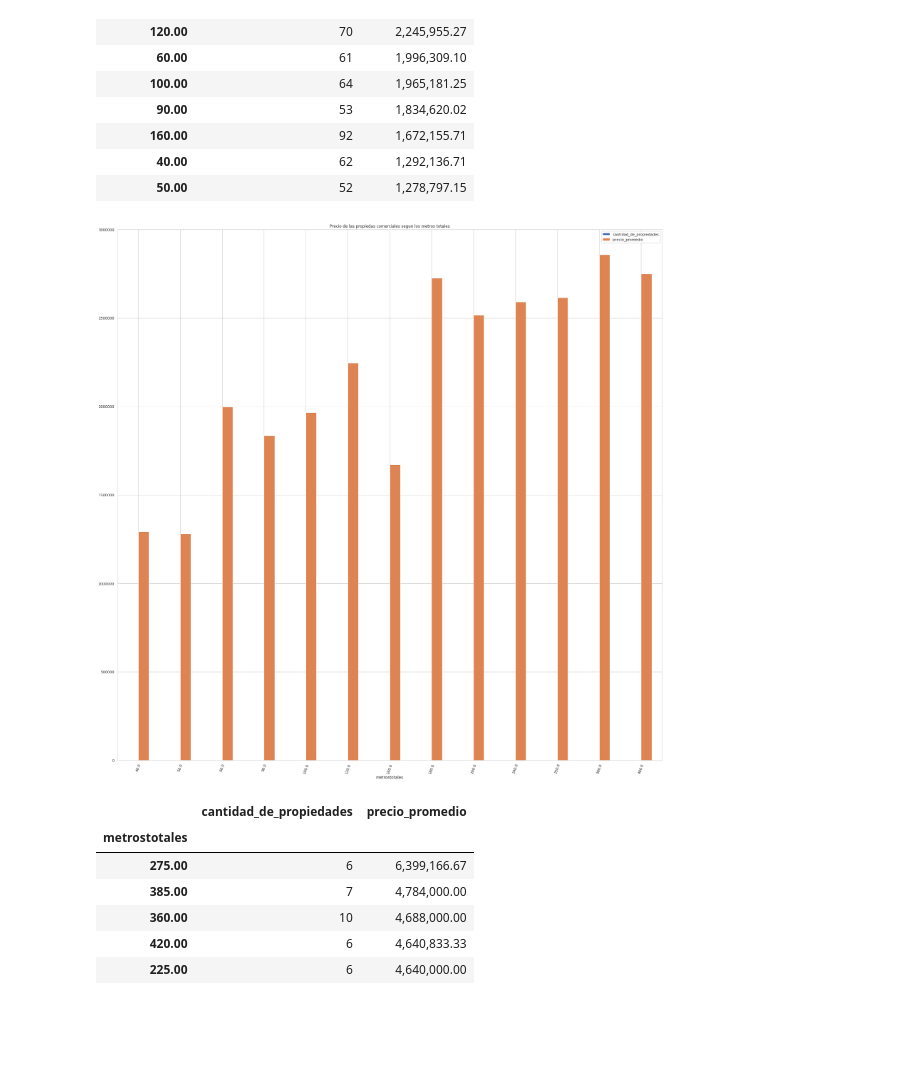
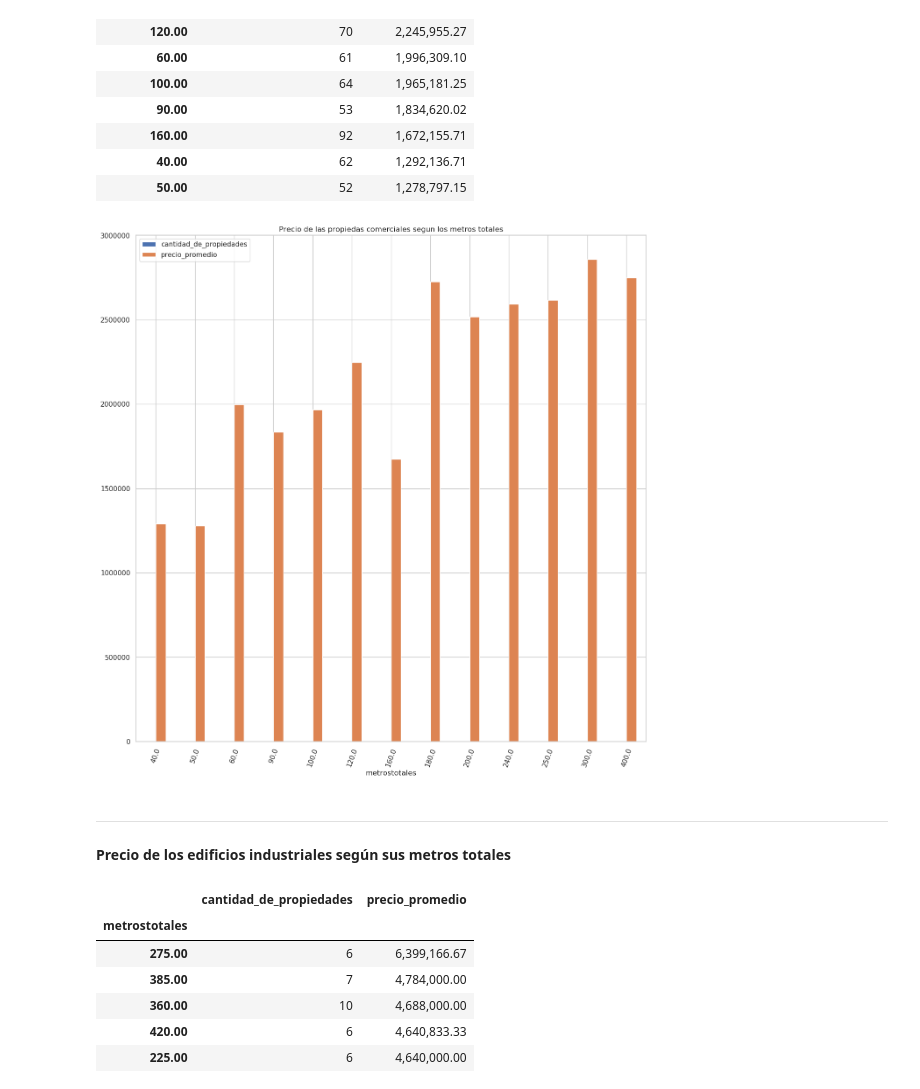
Before and after one commit to tomasSabao/TP1-OrganizacionDeDatos, a Jupyter notebook: TP1.ipynb, the cells around one changed output. Saved outputs shown, nothing was run; the diff lists cells and outputs as text; code cells hidden in the pictures; blank space fills up the shorter version.

```diff
--- a/TP1.ipynb
+++ b/TP1.ipynb
@@ -900,8 +942,12 @@ df_comercios.sort_values('precio_promedio', ascending=False)
 | 40.00 | 62 | 1,292,136.71 |
 | 50.00 | 52 | 1,278,797.15 |
 # %%
-df_comercios.plot(kind='bar', figsize=(30, 30), rot=70,
+df_comercios.plot(kind='bar', figsize=(15, 15), rot=70,
                                        title="Precio de las propiedas comerciales segun los metros totales");
 # %% [output]
-[figure, old version]
+[figure, new version]
+# %% [markdown]
+---
+# %% [markdown]
+**Precio de los edificios industriales según sus metros totales**
 # %%
```
Also changed, not shown: parts of 86 cells of this notebook.
